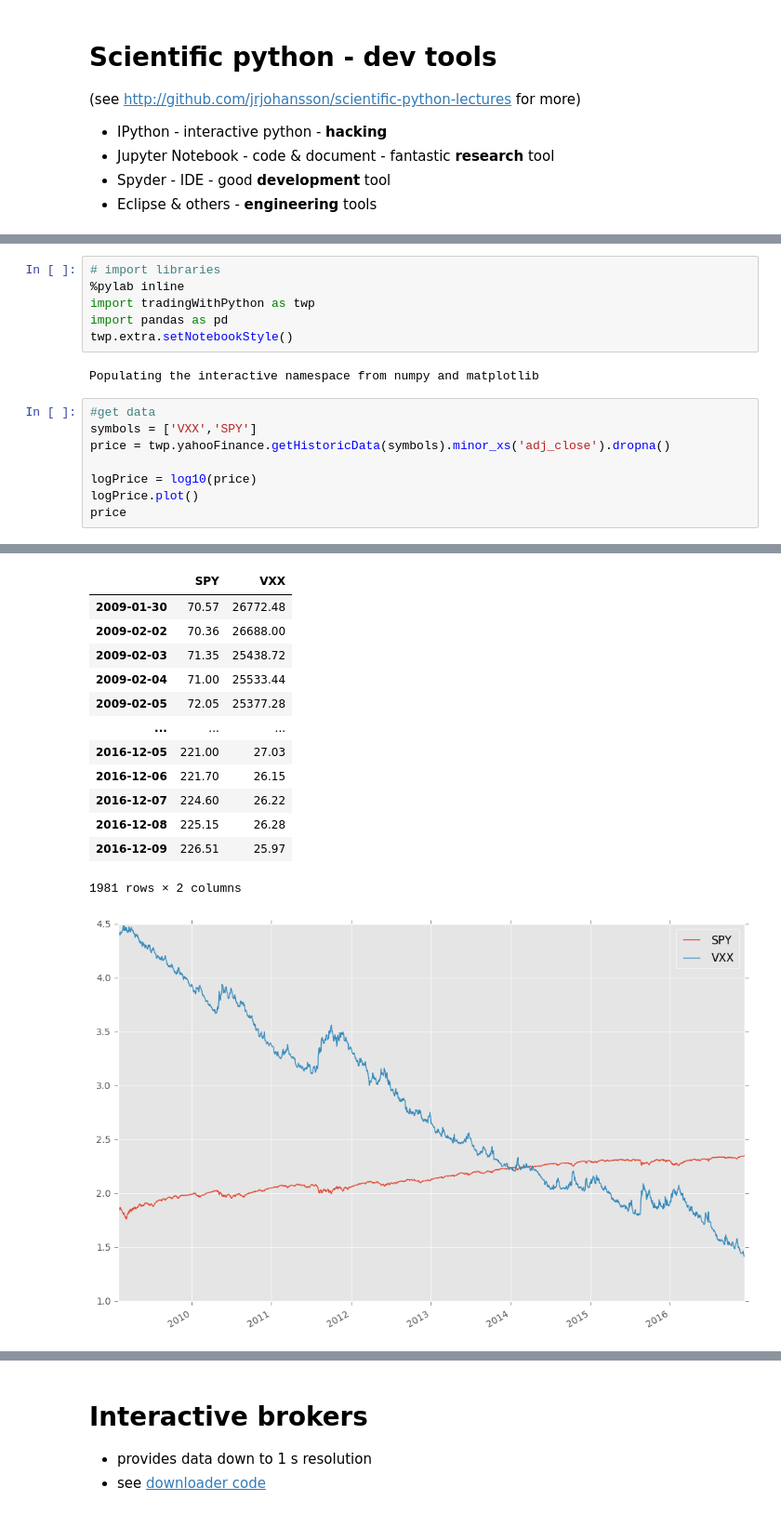
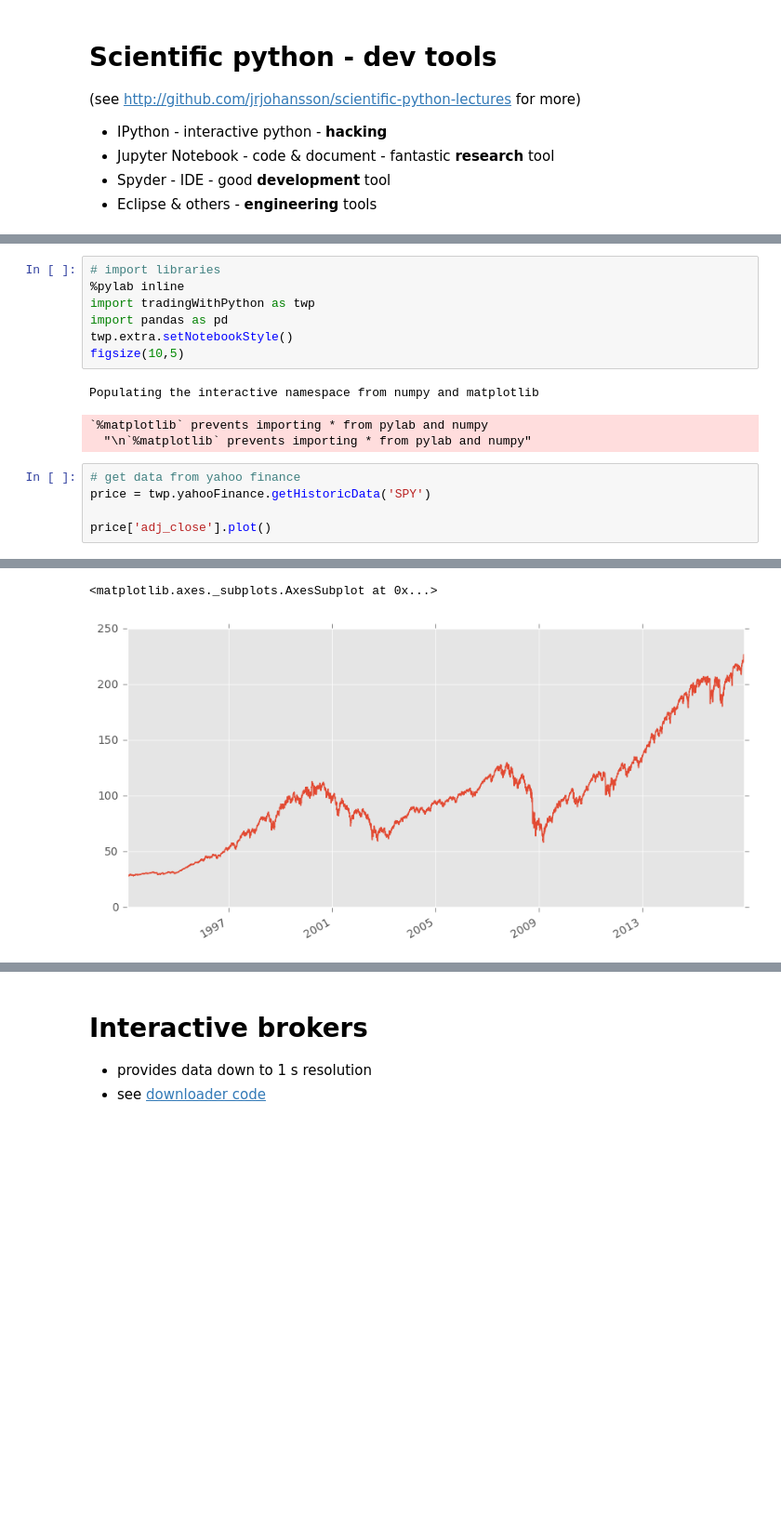
Before and after one commit to sjev/talks, a Jupyter notebook: pythonMeetupDec16/slides.ipynb, the cells around one changed output, grey strips where cells are left out. Shown at 93% size. Drawn from its saved outputs; the diff is of its cells as text; blank space fills up the shorter version.

```diff
--- a/pythonMeetupDec16/slides.ipynb
+++ b/pythonMeetupDec16/slides.ipynb
@@ -99,14 +96,14 @@ Some advantages of Spyder:
 import tradingWithPython as twp
 import pandas as pd
 twp.extra.setNotebookStyle()
+figsize(10,5)
 # %% [output]
 Populating the interactive namespace from numpy and matplotlib
+`%matplotlib` prevents importing * from pylab and numpy
+  "\n`%matplotlib` prevents importing * from pylab and numpy"
 # %%
-#get data
-symbols = ['VXX','SPY']
-price = twp.yahooFinance.getHistoricData(symbols).minor_xs('adj_close').dropna()
+# get data from yahoo finance
+price = twp.yahooFinance.getHistoricData('SPY')
 
-logPrice = log10(price)
-logPrice.plot()
-price
+price['adj_close'].plot()
 # %% [output]
@@ -115,14 +111,2 @@ Downloading data:
-|  | SPY | VXX |
-| 2009-01-30 | 70.57 | 26772.48 |
-| 2009-02-02 | 70.36 | 26688.00 |
-| 2009-02-03 | 71.35 | 25438.72 |
-| 2009-02-04 | 71.00 | 25533.44 |
-| 2009-02-05 | 72.05 | 25377.28 |
-| ... | ... | ... |
-| 2016-12-05 | 221.00 | 27.03 |
-| 2016-12-06 | 221.70 | 26.15 |
-| 2016-12-07 | 224.60 | 26.22 |
-| 2016-12-08 | 225.15 | 26.28 |
-| 2016-12-09 | 226.51 | 25.97 |
-1981 rows × 2 columns
+<matplotlib.axes._subplots.AxesSubplot at 0x...>
-[figure, old version]
+[figure, new version]
```
Also changed, not shown: parts of 7 cells of this notebook, 1 other file.
